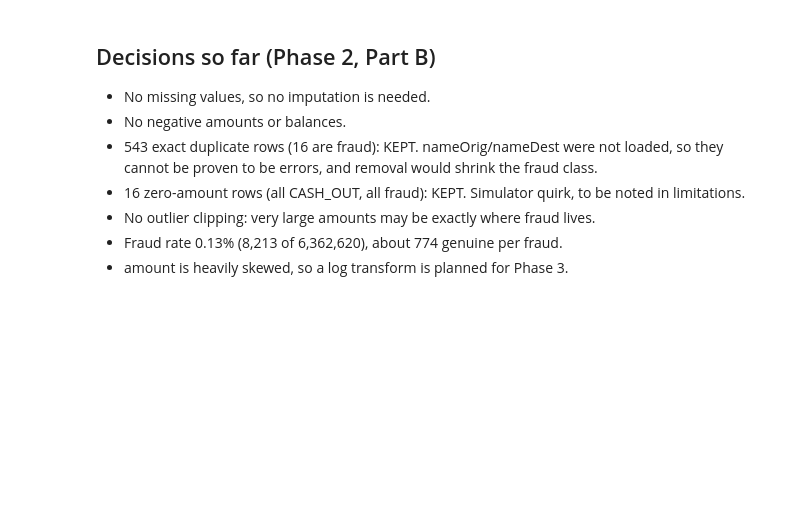
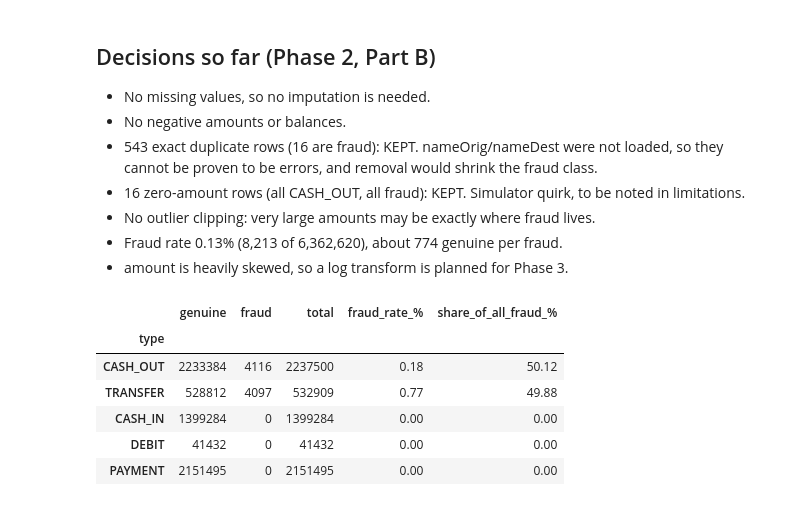
Before and after one commit to Paawan-S/FraudShield, a Jupyter notebook: notebooks/01_eda_paysim.ipynb, the cells around one changed output. Saved outputs shown, nothing was run; the diff lists cells and outputs as text; code cells hidden in the pictures; blank space fills up the shorter version.

```diff
--- a/notebooks/01_eda_paysim.ipynb
+++ b/notebooks/01_eda_paysim.ipynb
@@ -288,3 +288,18 @@ Name: count, dtype: int64
 - No outlier clipping: very large amounts may be exactly where fraud lives.
 - Fraud rate 0.13% (8,213 of 6,362,620), about 774 genuine per fraud.
 - amount is heavily skewed, so a log transform is planned for Phase 3.
+# %%
+ct = pd.crosstab(df["type"], df["isFraud"])
+ct.columns = ["genuine", "fraud"]
+ct["total"] = ct["genuine"] + ct["fraud"]
+ct["fraud_rate_%"] = (ct["fraud"] / ct["total"] * 100).round(4)
+ct["share_of_all_fraud_%"] = (ct["fraud"] / ct["fraud"].sum() * 100).round(2)
+ct.sort_values("fraud", ascending=False)
+# %% [output]
+|  | genuine | fraud | total | fraud_rate_% | share_of_all_fraud_% |
+| type |  |  |  |  |  |
+| CASH_OUT | 2233384 | 4116 | 2237500 | 0.18 | 50.12 |
+| TRANSFER | 528812 | 4097 | 532909 | 0.77 | 49.88 |
+| CASH_IN | 1399284 | 0 | 1399284 | 0.00 | 0.00 |
+| DEBIT | 41432 | 0 | 41432 | 0.00 | 0.00 |
+| PAYMENT | 2151495 | 0 | 2151495 | 0.00 | 0.00 |
```
Also changed, not shown: parts of 12 cells of this notebook.
